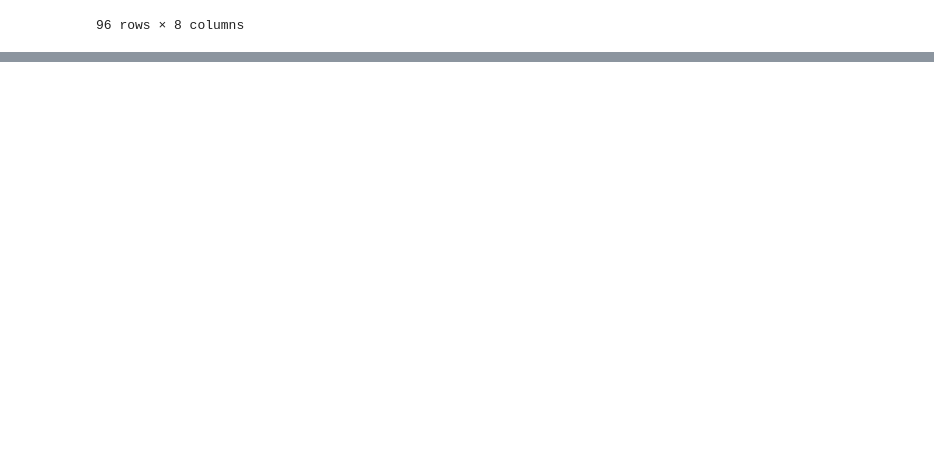
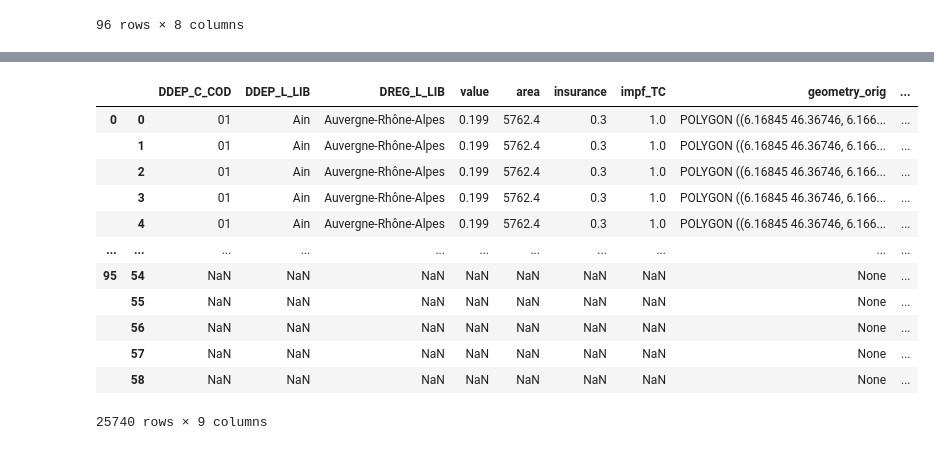
Before and after one commit to arvedluetzen/mus-climada, a Jupyter notebook: notebooks/agg_department.ipynb, the cells around one changed output, grey strips where cells are left out. Cells and saved outputs as stored; diff of their text form; code cells hidden in the pictures; blank space fills up the shorter version.

```diff
--- a/notebooks/agg_department.ipynb
+++ b/notebooks/agg_department.ipynb
@@ -55,0 +78,16 @@ exp_pnt.gdf.head()
+# %%
+exp_pnt.gdf.where(exp_pnt_gdf["geometry_orig"] == exp_pnt_gdf["geometry_orig"].unique()[0])
+# %% [output]
+|  |  | DDEP_C_COD | DDEP_L_LIB | DREG_L_LIB | value | area | insurance | impf_TC | geometry_orig | ... |
+| 0 | 0 | 01 | Ain | Auvergne-Rhône-Alpes | 0.199 | 5762.4 | 0.3 | 1.0 | POLYGON ((6.16845 46.36746, 6.166... | ... |
+|  | 1 | 01 | Ain | Auvergne-Rhône-Alpes | 0.199 | 5762.4 | 0.3 | 1.0 | POLYGON ((6.16845 46.36746, 6.166... | ... |
+|  | 2 | 01 | Ain | Auvergne-Rhône-Alpes | 0.199 | 5762.4 | 0.3 | 1.0 | POLYGON ((6.16845 46.36746, 6.166... | ... |
+|  | 3 | 01 | Ain | Auvergne-Rhône-Alpes | 0.199 | 5762.4 | 0.3 | 1.0 | POLYGON ((6.16845 46.36746, 6.166... | ... |
+|  | 4 | 01 | Ain | Auvergne-Rhône-Alpes | 0.199 | 5762.4 | 0.3 | 1.0 | POLYGON ((6.16845 46.36746, 6.166... | ... |
+| ... | ... | ... | ... | ... | ... | ... | ... | ... | ... | ... |
+| 95 | 54 | NaN | NaN | NaN | NaN | NaN | NaN | NaN | None | ... |
+|  | 55 | NaN | NaN | NaN | NaN | NaN | NaN | NaN | None | ... |
+|  | 56 | NaN | NaN | NaN | NaN | NaN | NaN | NaN | None | ... |
+|  | 57 | NaN | NaN | NaN | NaN | NaN | NaN | NaN | None | ... |
+|  | 58 | NaN | NaN | NaN | NaN | NaN | NaN | NaN | None | ... |
+25740 rows × 9 columns
```
Also changed, not shown: parts of 7 cells of this notebook, 4 other files.
